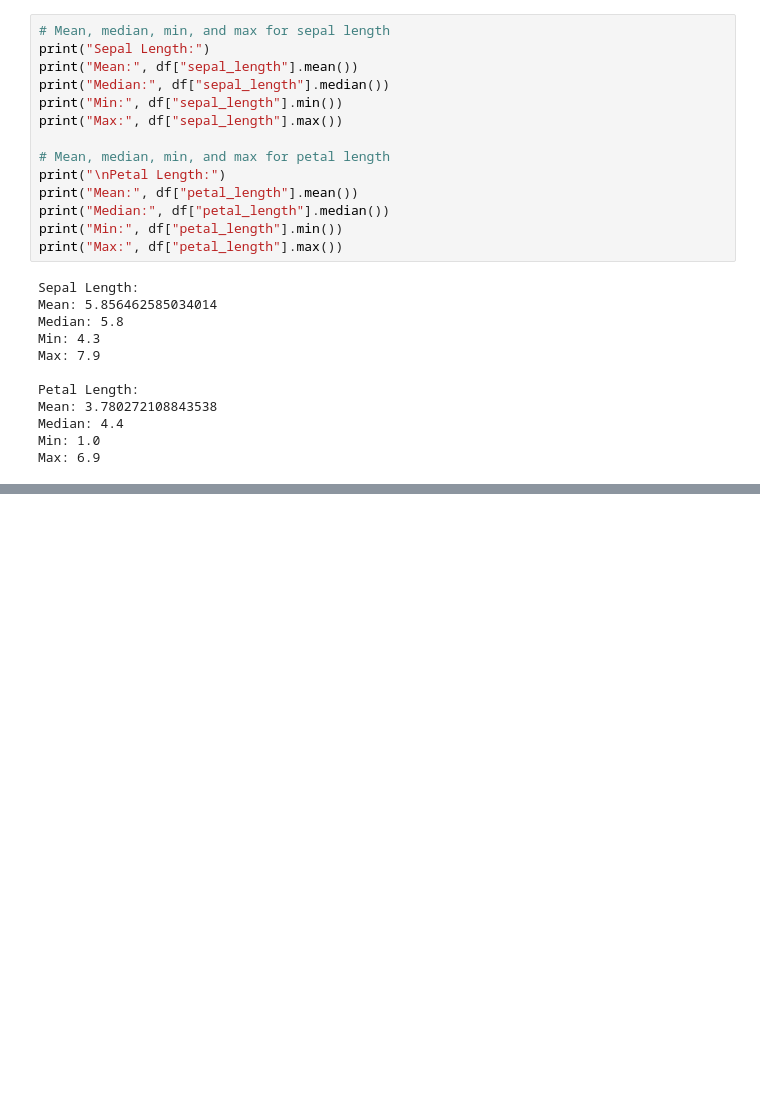
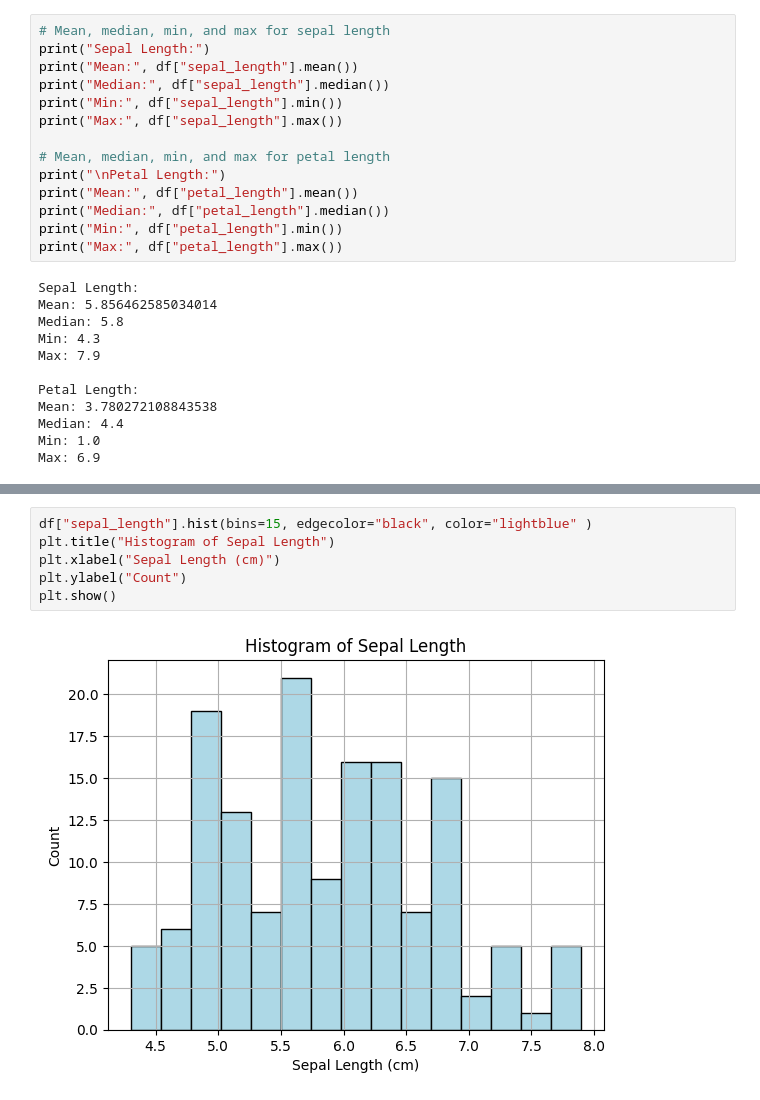
Before and after one commit to DavisReinhard/iris-analysis-group1, a Jupyter notebook: iris_project.ipynb, the cells around one changed output, grey strips where cells are left out. Drawn from its saved outputs; the diff is of its cells as text; blank space fills up the shorter version.

```diff
--- a/iris_project.ipynb
+++ b/iris_project.ipynb
@@ -267,0 +289,8 @@ Max: 6.9
+# %%
+df["sepal_length"].hist(bins=15, edgecolor="black", color="lightblue" )
+plt.title("Histogram of Sepal Length")
+plt.xlabel("Sepal Length (cm)")
+plt.ylabel("Count")
+plt.show()
+# %% [output]
+[figure, added]
```
Also changed, not shown: parts of 15 cells of this notebook.
